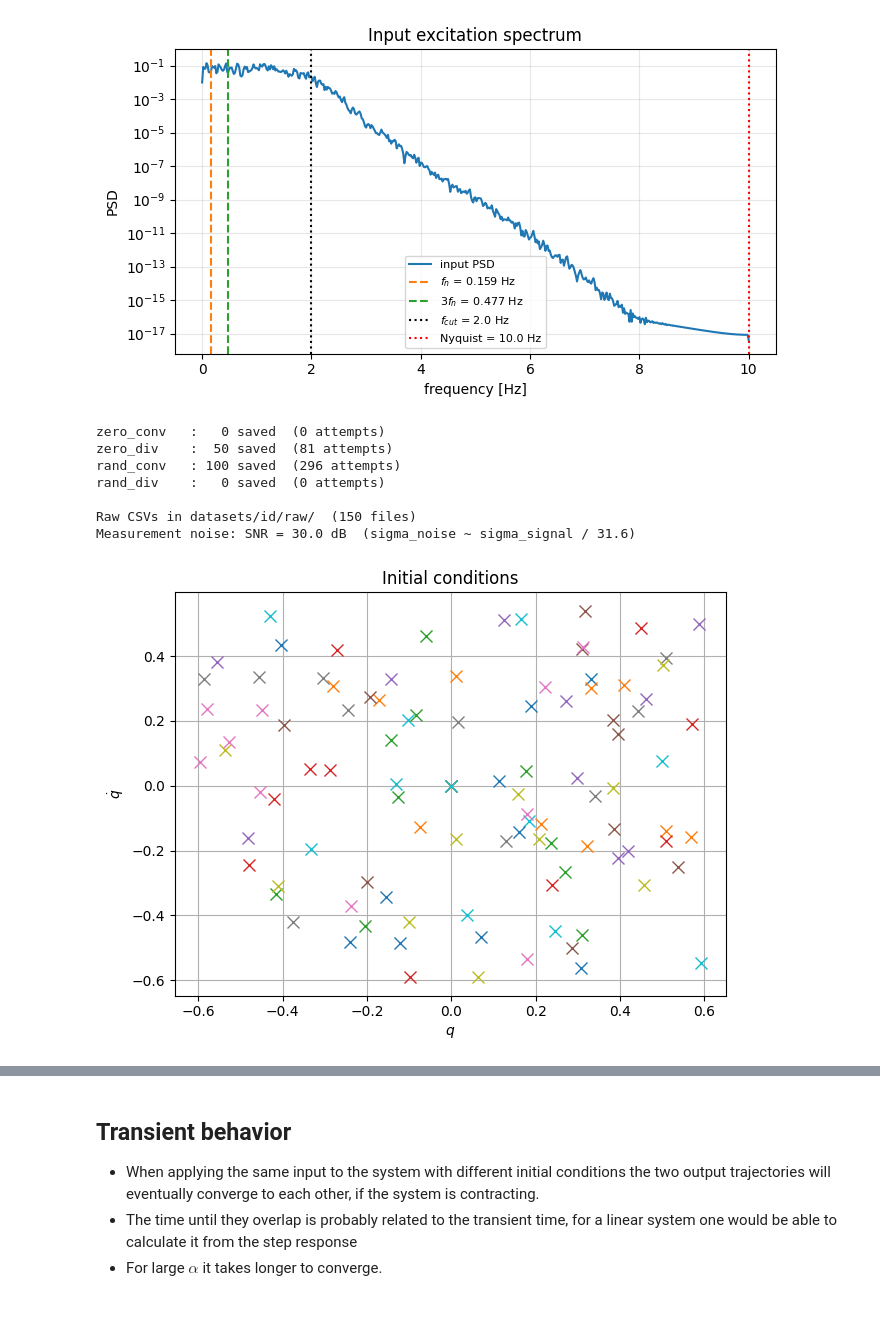
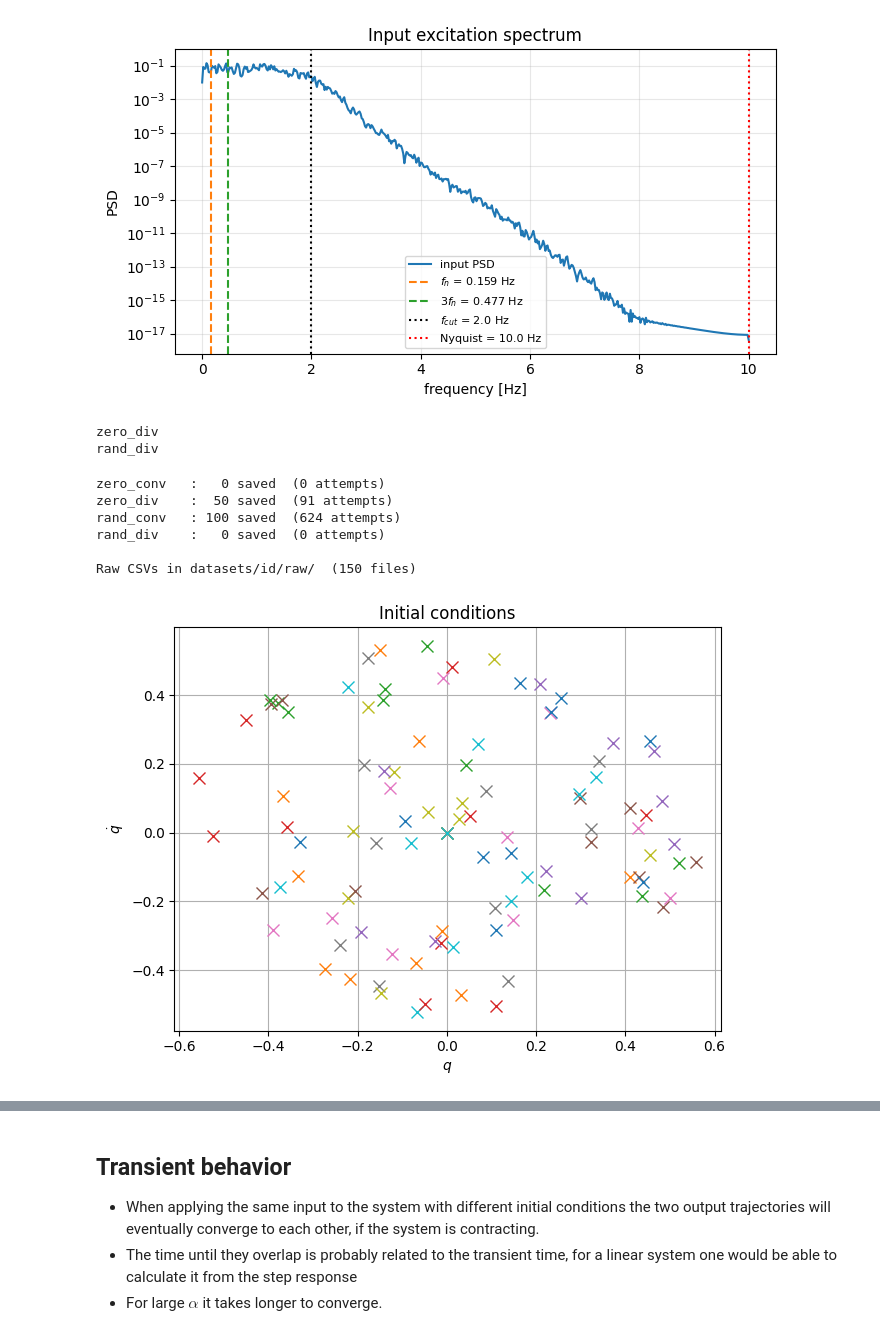
Before and after one commit to Dany-L/genSecSysId, a Jupyter notebook: python/notebooks/duffing/duffing_benchmark.ipynb, the cells around one changed output, grey strips where cells are left out. Drawn from its saved outputs; the diff is of its cells as text; code cells hidden in the pictures.

```diff
--- a/python/notebooks/duffing/duffing_benchmark.ipynb
+++ b/python/notebooks/duffing/duffing_benchmark.ipynb
@@ -135,7 +135,7 @@ def dzn(z):
     return np.maximum(np.abs(z) - 1, 0.0) * np.sign(z)
 # %%
 nz = 20
-DZN_RANGE   = 5     # fit on [-DZN_RANGE, DZN_RANGE]
+DZN_RANGE   = 1.5     # fit on [-DZN_RANGE, DZN_RANGE]
 d_thresh    = np.linspace(0.0, DZN_RANGE, nz + 1)[1:]  # avoid d=0
 
 z_fit  = np.linspace(-DZN_RANGE, DZN_RANGE, 500)
@@ -324,7 +529,8 @@ U_AMP_MAX   = 3.5
 LP_CUTOFF   = 2.0   # Hz  LP filter cutoff (~12x natural freq 0.16 Hz; covers resonance + cubic harmonics)
 LP_ORDER    =   4   # Butterworth filter order
 ENV_DECAY   = 0.9  # mild exponential envelope strength over one trajectory
-SNR_DB      = 30.0  # additive output noise level [dB]; set to None to disable
+# SNR_DB      = 30.0  # additive output noise level [dB]; set to None to disable
+SNR_DB      = None
 
 RAW_DIR = os.path.join('datasets', 'id', 'raw')
 if os.path.exists(RAW_DIR):
@@ -403,6 +609,14 @@ plt.tight_layout()
 plt.show()
 # %% [output]
 [figure]
+# %%
+for n, *_ in GROUPS:
+
+    if ('div' in n):
+        print(n)
+# %% [output]
+zero_div
+rand_div
 # %%
 
 # print(fr's^2 (1-\alpha^(2T))= {s**2*(1-alpha**(2*T_TRAJ)):.6f}  T={T_TRAJ} steps')
@@ -419,11 +633,17 @@ for gname, n_target, want_div, x0_fn in GROUPS:
     while len(trajs) < n_target:
         x0    = x0_fn()
         u_seq = make_u(rng, T_TRAJ, U_AMP_MAX)
+
         X, y, div = simulate(x0, u_seq, diverge_thresh=5.0)
         # Lure simulation for comparison
-        X2, y2, _ = model.simulate(x0, u_seq)
+
+        if ('div' in gname):
+            X_lure, y_lure, div_lure = model.simulate(x0, u_seq, exp_growth=True)
+        else:
+            X_lure, y_lure, div_lure = model.simulate(x0, u_seq)
+            # print(f'{gname}, {attempts}, {div_lure}, {want_div}')
         attempts += 1
-        if div != want_div:
+        if div_lure != want_div:
             continue
 
         # ── additive measurement noise ─────────────────────────────────────
@@ -437,39 +657,39 @@ for gname, n_target, want_div, x0_fn in GROUPS:
             X_m = X.copy()
             X_m[:N, 0] += rng.normal(0.0, np.std(X[:N, 0]) / amplitude_ratio, N)
             X_m[:N, 1] += rng.normal(0.0, np.std(X[:N, 1]) / amplitude_ratio, N)
         else:
             X_m = X
 
         idx  = len(trajs)
         path = os.path.join(RAW_DIR, f'{gname}_{idx:03d}.csv')
-        write_traj_csv(path, u_seq[:N], X_m)
+        write_traj_csv(path, u_seq[:N], X_lure)
+        # write_traj_csv(path, u_seq[:N], X_m)
         ax2.plot(x0[0], x0[1], 'x', markersize=8)
-        trajs.append({'x0': x0, 'u': u_seq[:N], 'X': X_m, 'X2': X2,
+        trajs.append({'x0': x0, 'u': u_seq[:N], 'X': X_m, 'X_lure': X_lure,
                       'kind': gname, 'path': path})
     all_groups[gname] = trajs
     print(f'{gname:12s}: {len(trajs):3d} saved  ({attempts} attempts)')
 
 ax2.grid()
 ax2.set_xlabel('$q$')
 ax2.set_ylabel('$\\dot{q}$')
 plt.tight_layout()
 
 print(f'\nRaw CSVs in {RAW_DIR}/  ({len(os.listdir(RAW_DIR))} files)')
 if SNR_DB is not None:
     print(f'Measurement noise: SNR = {SNR_DB} dB  '
           f'(sigma_noise ~ sigma_signal / {10**(SNR_DB/20):.1f})')
 
 # ── visual inspection: one example per group ─────────────────────────────
 t_axis = np.arange(T_TRAJ) * TS
 # %% [output]
 zero_conv   :   0 saved  (0 attempts)
-zero_div    :  50 saved  (81 attempts)
-rand_conv   : 100 saved  (296 attempts)
+zero_div    :  50 saved  (91 attempts)
+rand_conv   : 100 saved  (624 attempts)
 rand_div    :   0 saved  (0 attempts)
 
 Raw CSVs in datasets/id/raw/  (150 files)
-Measurement noise: SNR = 30.0 dB  (sigma_noise ~ sigma_signal / 31.6)
-[figure, old version]
+[figure, new version]
 # %%
 
 # fig, axes = plt.subplots(4, 2, figsize=(10, 9))
```
Also changed, not shown: parts of 13 cells of this notebook, 46 other files.
